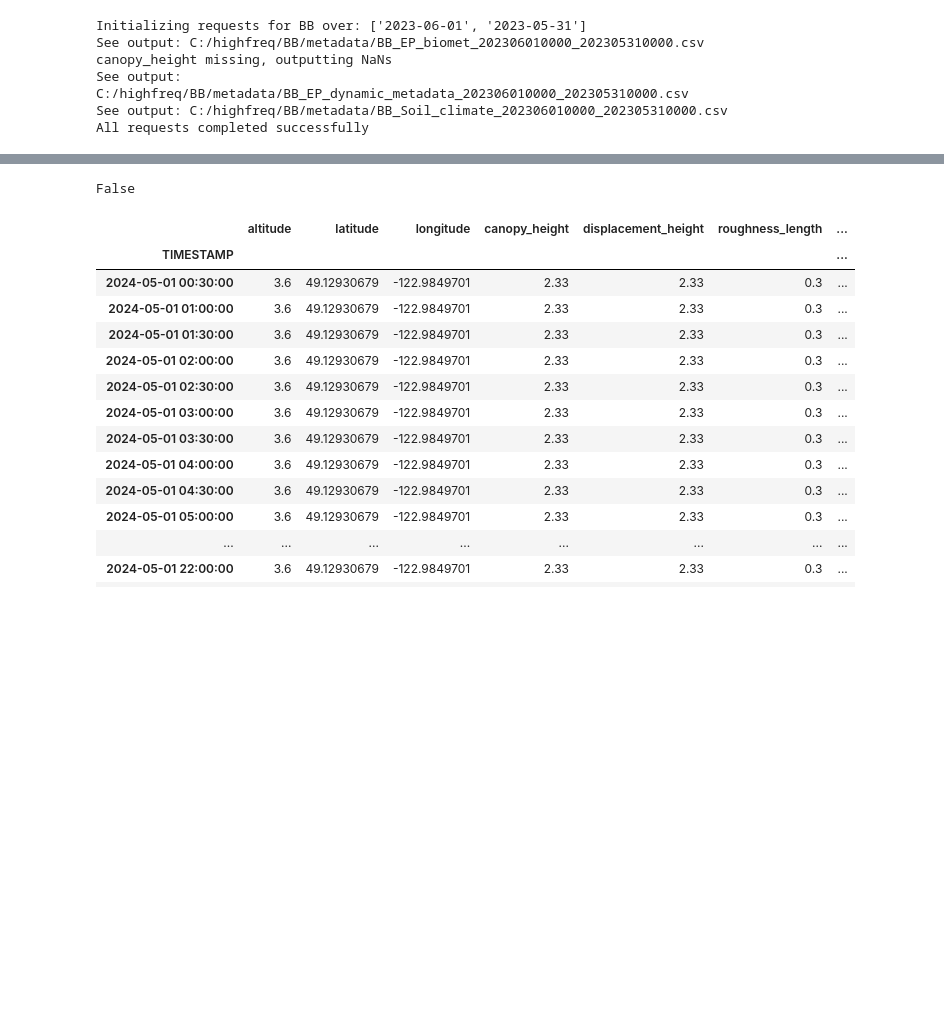
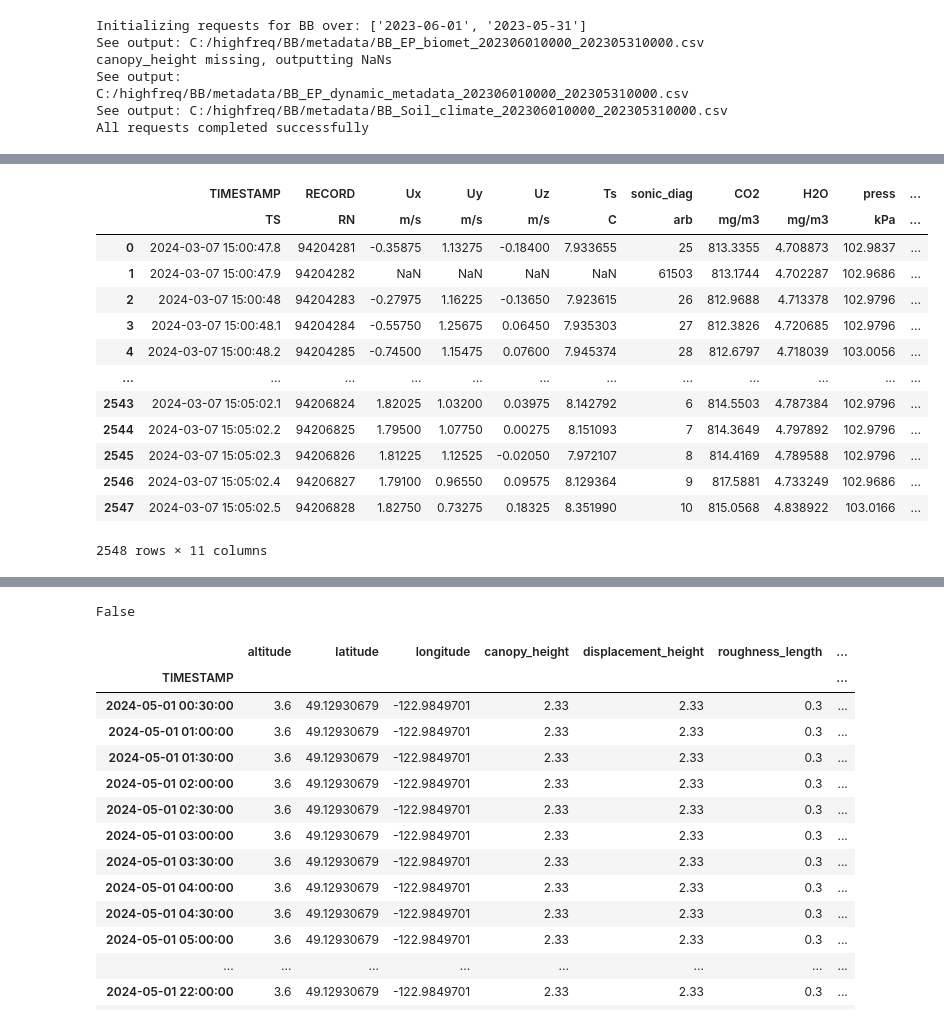
Before and after one commit to June-Skeeter/EddyPro_API, a Jupyter notebook: Testing.ipynb, the cells around one changed output, grey strips where cells are left out. Cells and saved outputs as stored; diff of their text form; code cells hidden in the pictures; blank space fills up the shorter version.

```diff
--- a/Testing.ipynb
+++ b/Testing.ipynb
@@ -67,0 +62,21 @@ Reading Complete, time elapsed:  4.492343902587891
+# %%
+pd.read_csv("C:\\highfreq\\BBS\\raw\\2024\\03\\TOA5_BBS.FLUX_2024_03_07_1530.dat",skiprows=[0,3],header=[0,1],na_values=["NAN"])
+# d = {'na_values':1}
+# # if hasattr(d,'na_value'):
+# if 'na_values' in d.keys():
+#     print('a')
+# %% [output]
+|  | TIMESTAMP | RECORD | Ux | Uy | Uz | Ts | sonic_diag | CO2 | H2O | press | ... |
+|  | TS | RN | m/s | m/s | m/s | C | arb | mg/m3 | mg/m3 | kPa | ... |
+| 0 | 2024-03-07 15:00:47.8 | 94204281 | -0.35875 | 1.13275 | -0.18400 | 7.933655 | 25 | 813.3355 | 4.708873 | 102.9837 | ... |
+| 1 | 2024-03-07 15:00:47.9 | 94204282 | NaN | NaN | NaN | NaN | 61503 | 813.1744 | 4.702287 | 102.9686 | ... |
+| 2 | 2024-03-07 15:00:48 | 94204283 | -0.27975 | 1.16225 | -0.13650 | 7.923615 | 26 | 812.9688 | 4.713378 | 102.9796 | ... |
+| 3 | 2024-03-07 15:00:48.1 | 94204284 | -0.55750 | 1.25675 | 0.06450 | 7.935303 | 27 | 812.3826 | 4.720685 | 102.9796 | ... |
+| 4 | 2024-03-07 15:00:48.2 | 94204285 | -0.74500 | 1.15475 | 0.07600 | 7.945374 | 28 | 812.6797 | 4.718039 | 103.0056 | ... |
+| ... | ... | ... | ... | ... | ... | ... | ... | ... | ... | ... | ... |
+| 2543 | 2024-03-07 15:05:02.1 | 94206824 | 1.82025 | 1.03200 | 0.03975 | 8.142792 | 6 | 814.5503 | 4.787384 | 102.9796 | ... |
+| 2544 | 2024-03-07 15:05:02.2 | 94206825 | 1.79500 | 1.07750 | 0.00275 | 8.151093 | 7 | 814.3649 | 4.797892 | 102.9796 | ... |
+| 2545 | 2024-03-07 15:05:02.3 | 94206826 | 1.81225 | 1.12525 | -0.02050 | 7.972107 | 8 | 814.4169 | 4.789588 | 102.9796 | ... |
+| 2546 | 2024-03-07 15:05:02.4 | 94206827 | 1.79100 | 0.96550 | 0.09575 | 8.129364 | 9 | 817.5881 | 4.733249 | 102.9686 | ... |
+| 2547 | 2024-03-07 15:05:02.5 | 94206828 | 1.82750 | 0.73275 | 0.18325 | 8.351990 | 10 | 815.0568 | 4.838922 | 103.0166 | ... |
+2548 rows × 11 columns
```
Also changed, not shown: parts of 4 cells of this notebook, 3 other files.
